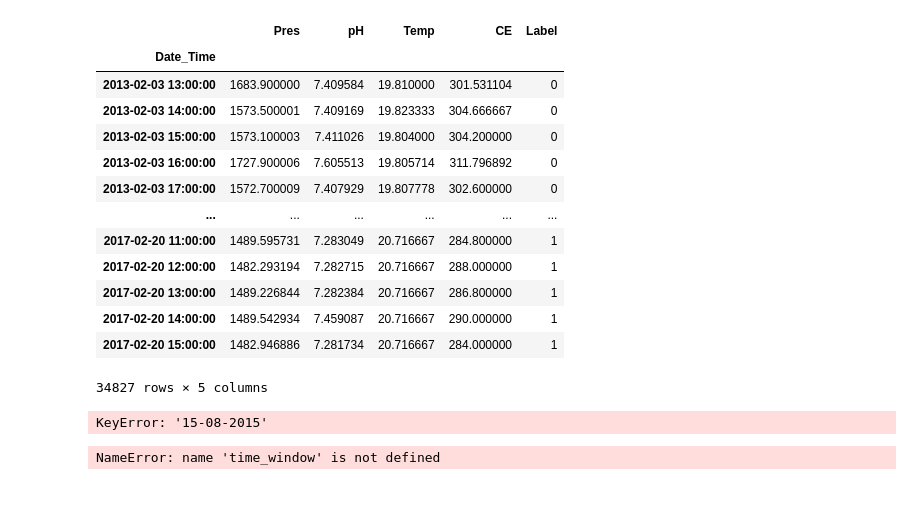
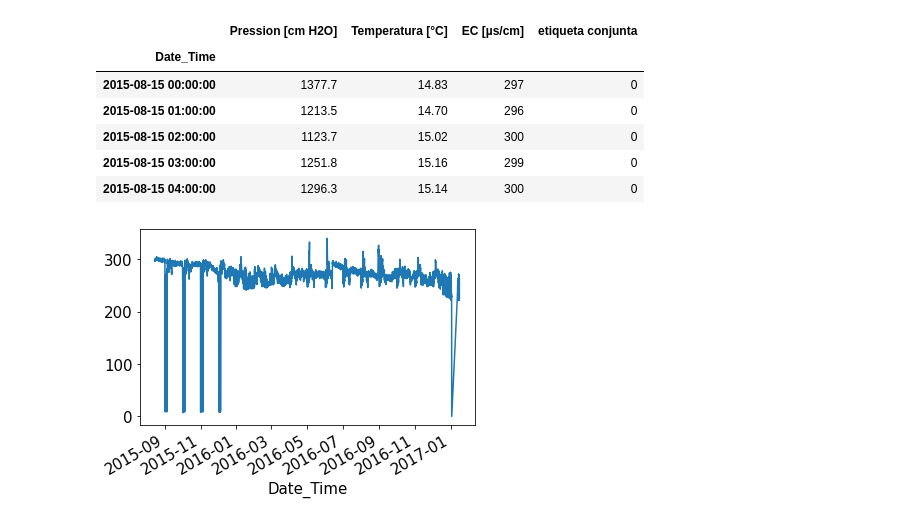
Before and after one commit to Max-jones/Sistema_Experto_APP_v1, a Jupyter notebook: notebooks/feature_engineering.ipynb, the cells around one changed output. Drawn from its saved outputs; the diff is of its cells as text; code cells hidden in the pictures.

```diff
--- a/notebooks/feature_engineering.ipynb
+++ b/notebooks/feature_engineering.ipynb
@@ -22,0 +36,9 @@ Current Directory c:\Users\elmha\OneDrive - Universidad de Chile\GitHub\Sistema_
+# %%
+path = os.getcwd()
+print("Current Directory", path)
+
+parent_directory = os.path.dirname(path)
+print("Parent Directory", parent_directory)
+
+data_directory = parent_directory + '\data'
+print("Data Directory", data_directory)
@@ -22,0 +61,5 @@ Current Directory c:\Users\elmha\OneDrive - Universidad de Chile\GitHub\Sistema_
+# %%
+local_path = data_directory + '\Horcon_1_etiqueta.csv'
+
+dataframe_original = load_data(local_path)
+dataframe_original.head()
@@ -132,31 +168,21 @@ fig.savefig('prueba.eps', format='eps')
 # %%
-df
+df =dataframe_original
-# %% [output]
-|  | Pres | pH | Temp | CE | Label |
-| Date_Time |  |  |  |  |  |
-| 2013-02-03 13:00:00 | 1683.900000 | 7.409584 | 19.810000 | 301.531104 | 0 |
-| 2013-02-03 14:00:00 | 1573.500001 | 7.409169 | 19.823333 | 304.666667 | 0 |
-| 2013-02-03 15:00:00 | 1573.100003 | 7.411026 | 19.804000 | 304.200000 | 0 |
-| 2013-02-03 16:00:00 | 1727.900006 | 7.605513 | 19.805714 | 311.796892 | 0 |
-| 2013-02-03 17:00:00 | 1572.700009 | 7.407929 | 19.807778 | 302.600000 | 0 |
-| ... | ... | ... | ... | ... | ... |
-| 2017-02-20 11:00:00 | 1489.595731 | 7.283049 | 20.716667 | 284.800000 | 1 |
-| 2017-02-20 12:00:00 | 1482.293194 | 7.282715 | 20.716667 | 288.000000 | 1 |
-| 2017-02-20 13:00:00 | 1489.226844 | 7.282384 | 20.716667 | 286.800000 | 1 |
-| 2017-02-20 14:00:00 | 1489.542934 | 7.459087 | 20.716667 | 290.000000 | 1 |
-| 2017-02-20 15:00:00 | 1482.946886 | 7.281734 | 20.716667 | 284.000000 | 1 |
-34827 rows × 5 columns
 # %%
 time_window = df.loc['15-08-2015':'15-01-2017']
-# %% [output]
-KeyError: '15-08-2015'
 # %%
 time_window.sort_index(inplace=True)
 # %%
 time_window['EC [µs/cm]'].plot()
 display(time_window.head())
-time_window.index
+# time_window.index
 # %% [output]
-NameError: name 'time_window' is not defined
+|  | Pression [cm H2O] | Temperatura [°C] | EC [µs/cm] | etiqueta conjunta |
+| Date_Time |  |  |  |  |
+| 2015-08-15 00:00:00 | 1377.7 | 14.83 | 297 | 0 |
+| 2015-08-15 01:00:00 | 1213.5 | 14.70 | 296 | 0 |
+| 2015-08-15 02:00:00 | 1123.7 | 15.02 | 300 | 0 |
+| 2015-08-15 03:00:00 | 1251.8 | 15.16 | 299 | 0 |
+| 2015-08-15 04:00:00 | 1296.3 | 15.14 | 300 | 0 |
+[figure, added]
 # %%
 a  = time_window.loc[time_window['etiqueta conjunta'] == 1] #anomaly
```
Also changed, not shown: parts of 13 cells of this notebook, 1 other file.
